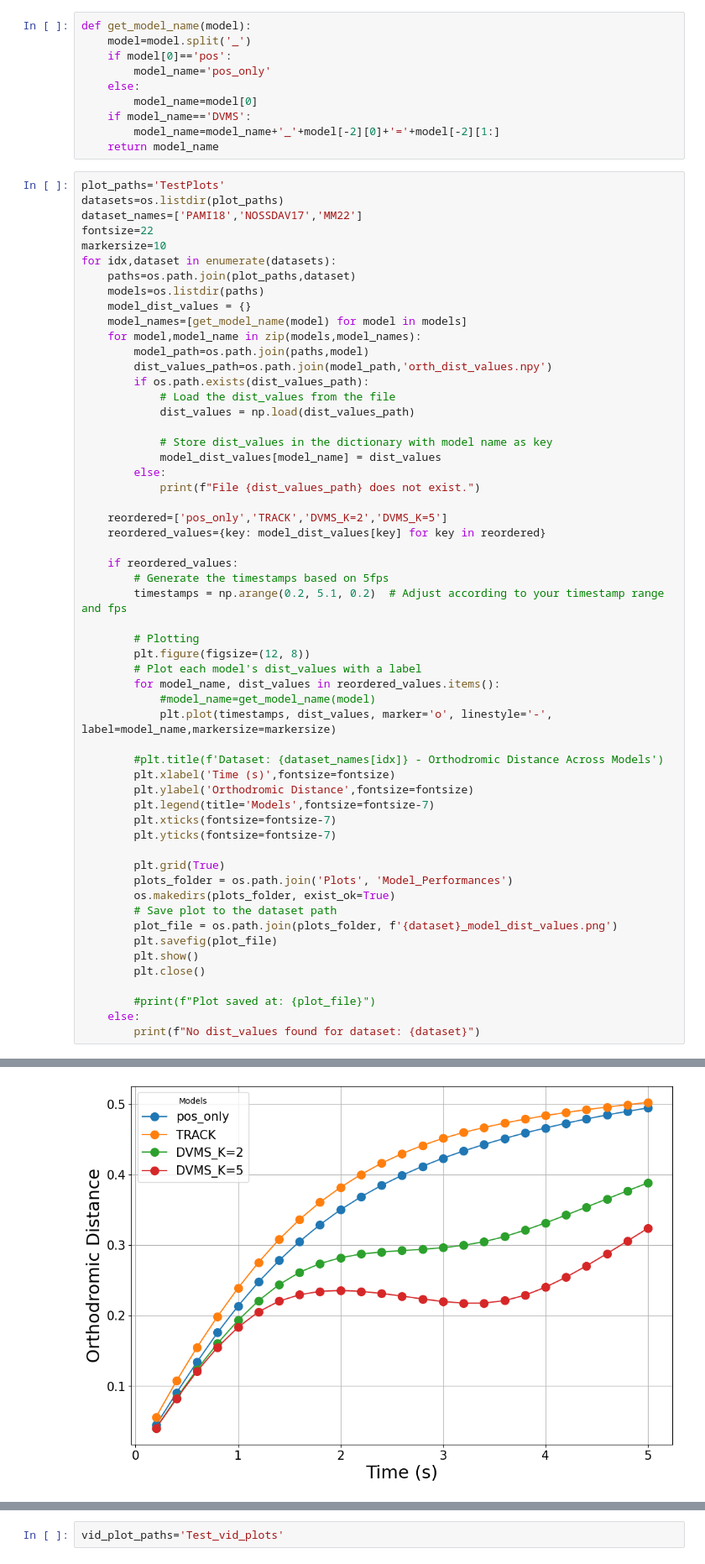
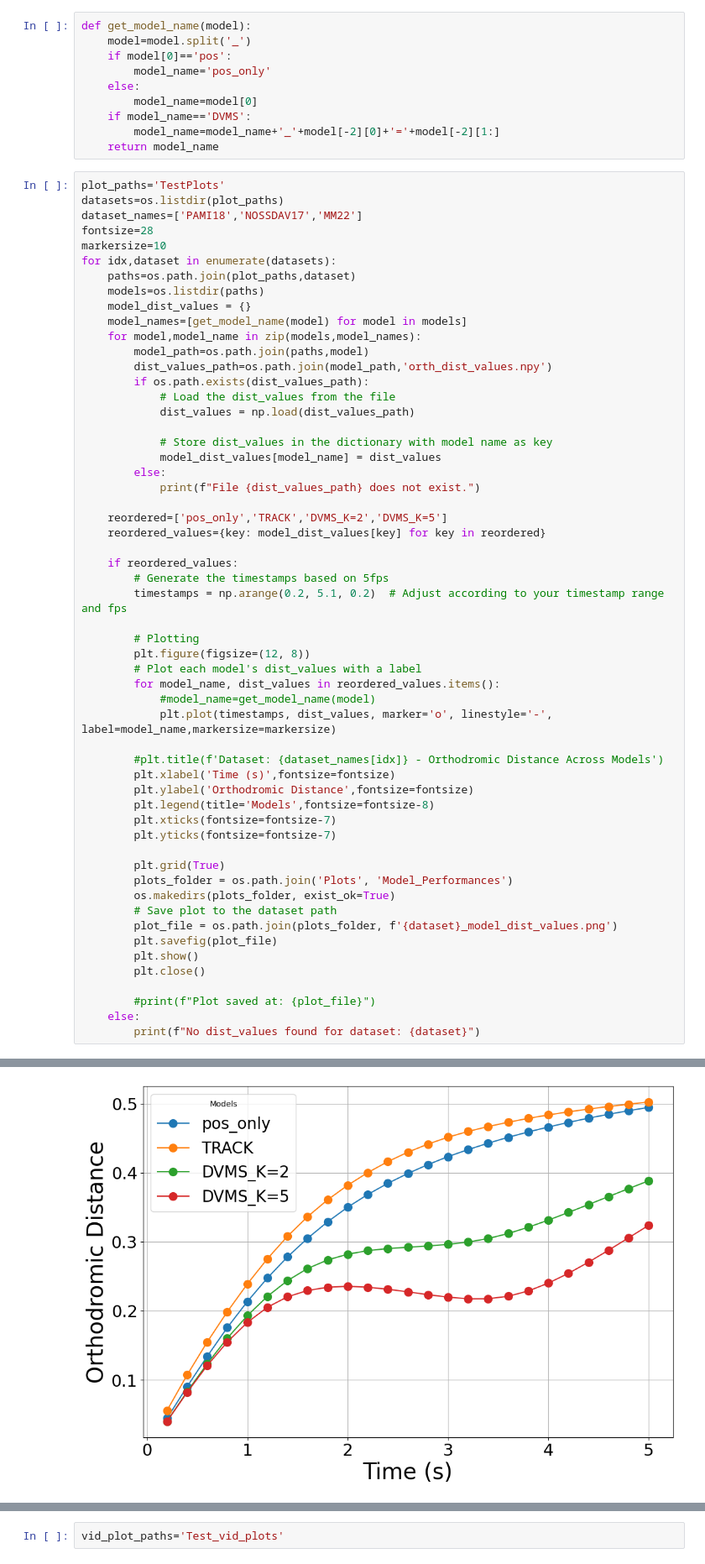
Before and after one commit to varun-pradhan-117/XR-pipeline, a Jupyter notebook: plotting.ipynb, the cells around one changed output, grey strips where cells are left out. Shown at 84% size. Saved outputs shown, nothing was run; the diff lists cells and outputs as text.

```diff
--- a/plotting.ipynb
+++ b/plotting.ipynb
@@ -410,7 +410,7 @@ def get_model_name(model):
 plot_paths='TestPlots'
 datasets=os.listdir(plot_paths)
 dataset_names=['PAMI18','NOSSDAV17','MM22']
-fontsize=22
+fontsize=28
 markersize=10
 for idx,dataset in enumerate(datasets):
     paths=os.path.join(plot_paths,dataset)
@@ -446,7 +446,7 @@ for idx,dataset in enumerate(datasets):
         #plt.title(f'Dataset: {dataset_names[idx]} - Orthodromic Distance Across Models')
         plt.xlabel('Time (s)',fontsize=fontsize)
         plt.ylabel('Orthodromic Distance',fontsize=fontsize)
-        plt.legend(title='Models',fontsize=fontsize-7)
+        plt.legend(title='Models',fontsize=fontsize-8)
         plt.xticks(fontsize=fontsize-7)
         plt.yticks(fontsize=fontsize-7)
 
@@ -468,4 +468,4 @@ for idx,dataset in enumerate(datasets):
-[figure, old version]
+[figure, new version]
 # %%
 plot_paths='New_User_TestPlots'
 datasets=os.listdir(plot_paths)
```
Also changed, not shown: parts of 1 cell of this notebook, 3 other files.
